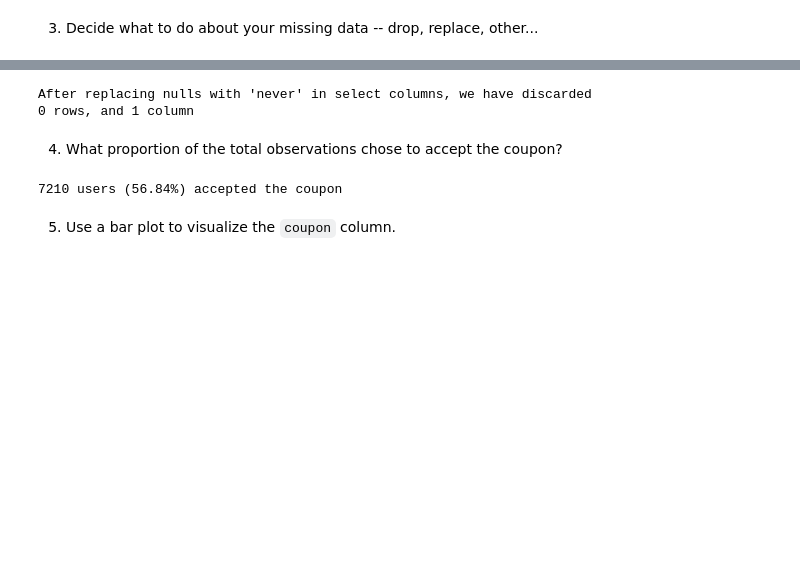
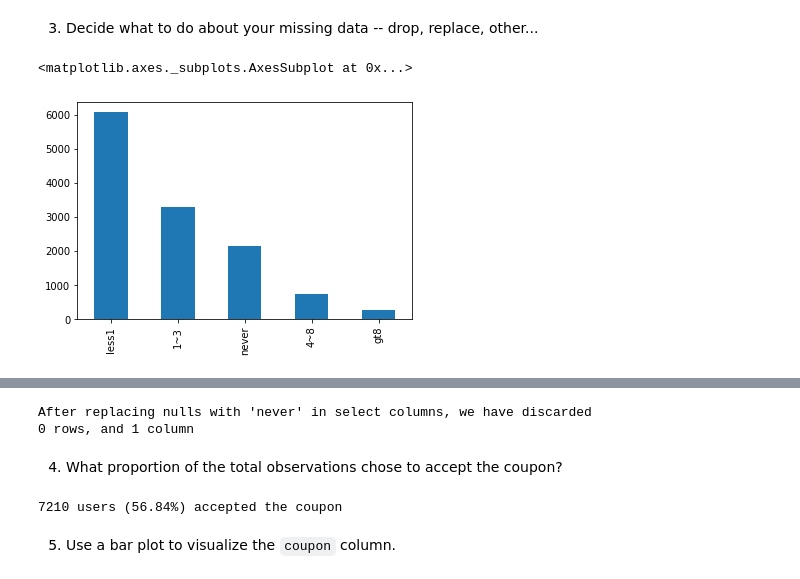
Before and after one commit to wrp/bmlai, a Jupyter notebook: 5.1/bmlai_5_1.ipynb, the cells around one changed output, grey strips where cells are left out. Saved outputs shown, nothing was run; the diff lists cells and outputs as text; code cells hidden in the pictures; blank space fills up the shorter version.

```diff
--- a/5.1/bmlai_5_1.ipynb
+++ b/5.1/bmlai_5_1.ipynb
@@ -112,2 +115,7 @@ Name: Bar, dtype: int64
 # %% [markdown]
 3. Decide what to do about your missing data -- drop, replace, other...
+# %%
+data.Restaurant20To50.value_counts().plot(kind='bar')
+# %% [output]
+<matplotlib.axes._subplots.AxesSubplot at 0x...>
+[figure, added]
```
Also changed, not shown: parts of 10 cells of this notebook, 1 other file.
